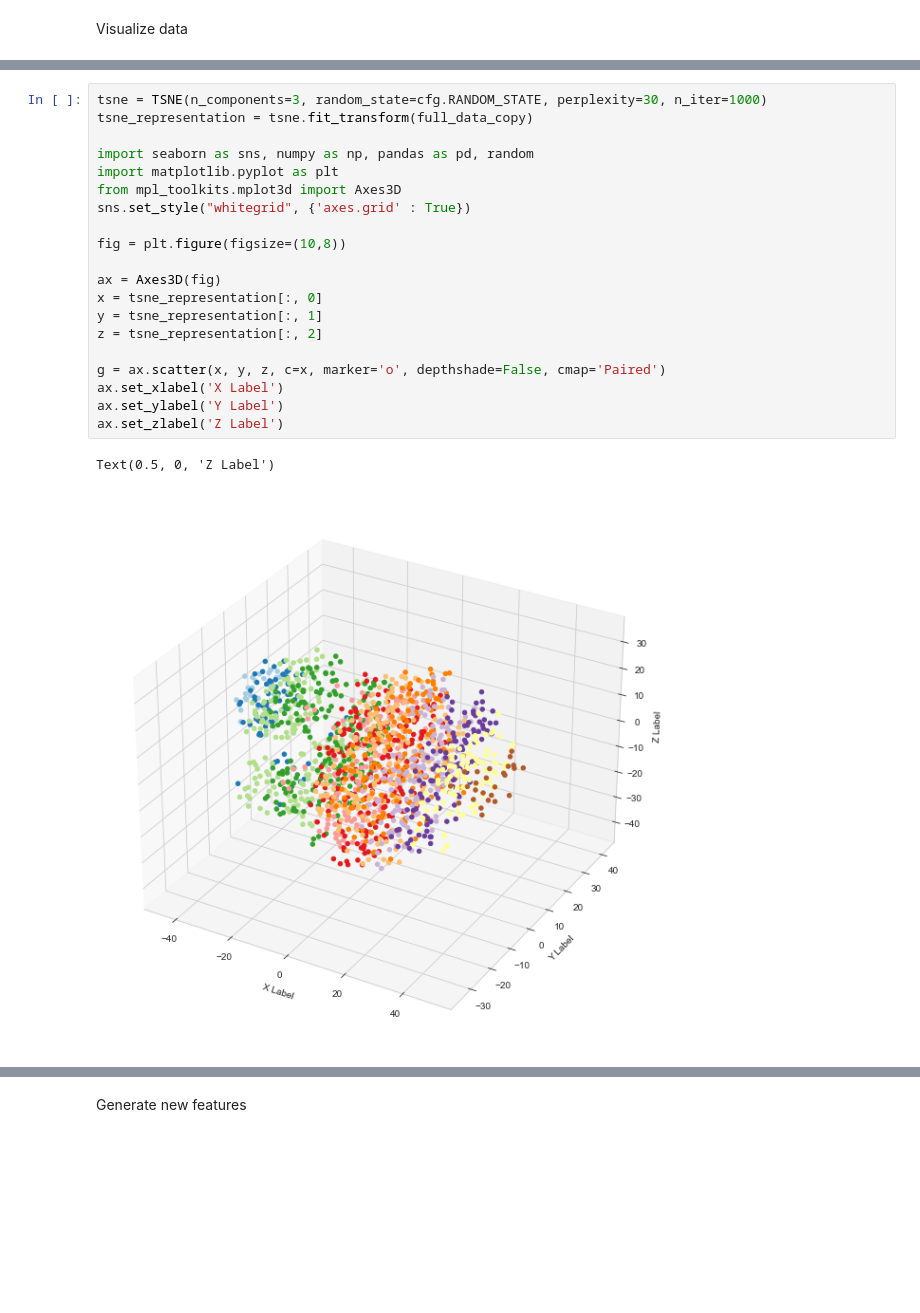
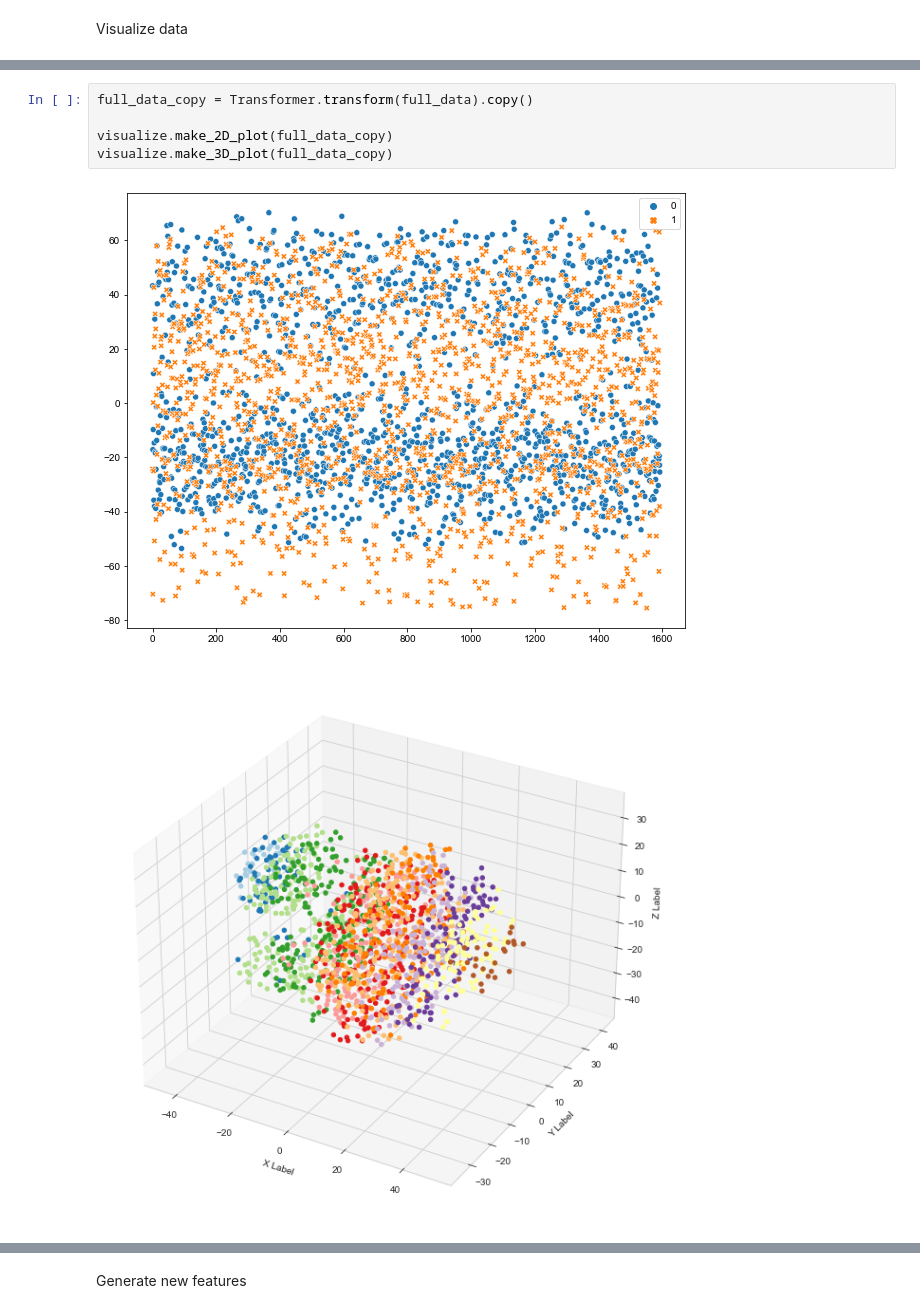
Before and after one commit to Programming-Technology-ALG/class_ml_lab1, a Jupyter notebook: notebooks/main.ipynb, the cells around one changed output, grey strips where cells are left out. Cells and saved outputs as stored; diff of their text form; blank space fills up the shorter version.

```diff
--- a/notebooks/main.ipynb
+++ b/notebooks/main.ipynb
@@ -73,24 +65,9 @@ sns.scatterplot(data=pd.DataFrame(tsne_representation))
-# %%
-tsne = TSNE(n_components=3, random_state=cfg.RANDOM_STATE, perplexity=30, n_iter=1000)
-tsne_representation = tsne.fit_transform(full_data_copy)
-
-import seaborn as sns, numpy as np, pandas as pd, random
-import matplotlib.pyplot as plt
-from mpl_toolkits.mplot3d import Axes3D
-sns.set_style("whitegrid", {'axes.grid' : True})
-
-fig = plt.figure(figsize=(10,8))
-
-ax = Axes3D(fig)
-x = tsne_representation[:, 0]
-y = tsne_representation[:, 1]
-z = tsne_representation[:, 2]
-
-g = ax.scatter(x, y, z, c=x, marker='o', depthshade=False, cmap='Paired')
-ax.set_xlabel('X Label')
-ax.set_ylabel('Y Label')
-ax.set_zlabel('Z Label')
-# %% [output]
-Text(0.5, 0, 'Z Label')
-[figure, removed]
+# %%
+full_data_copy = Transformer.transform(full_data).copy()
+
+visualize.make_2D_plot(full_data_copy)
+visualize.make_3D_plot(full_data_copy)
+# %% [output]
+[figure, added]
+[figure, added]
 # %% [markdown]
```
Also changed, not shown: parts of 13 cells of this notebook, 3 other files.
